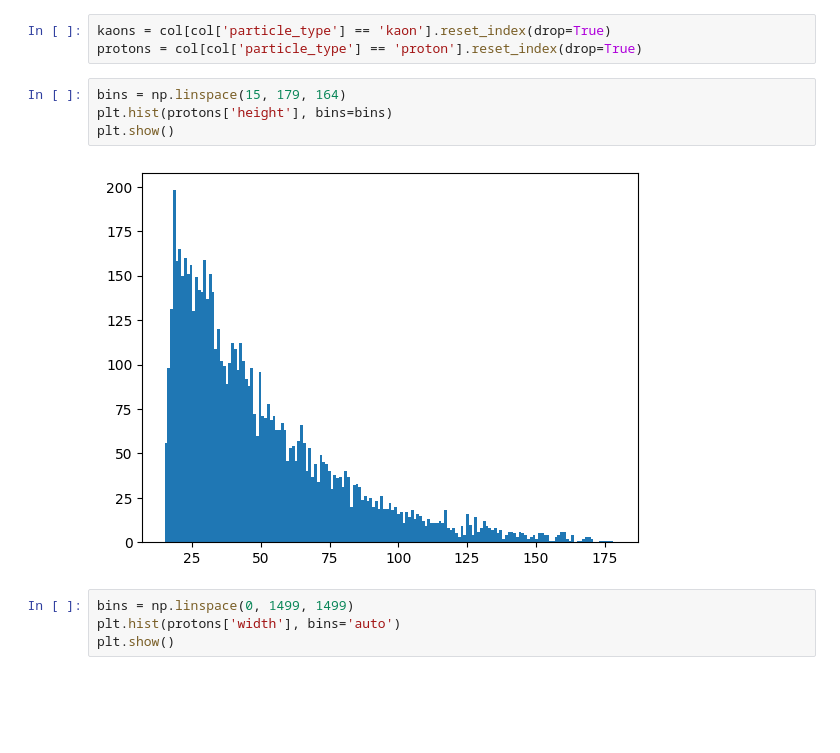
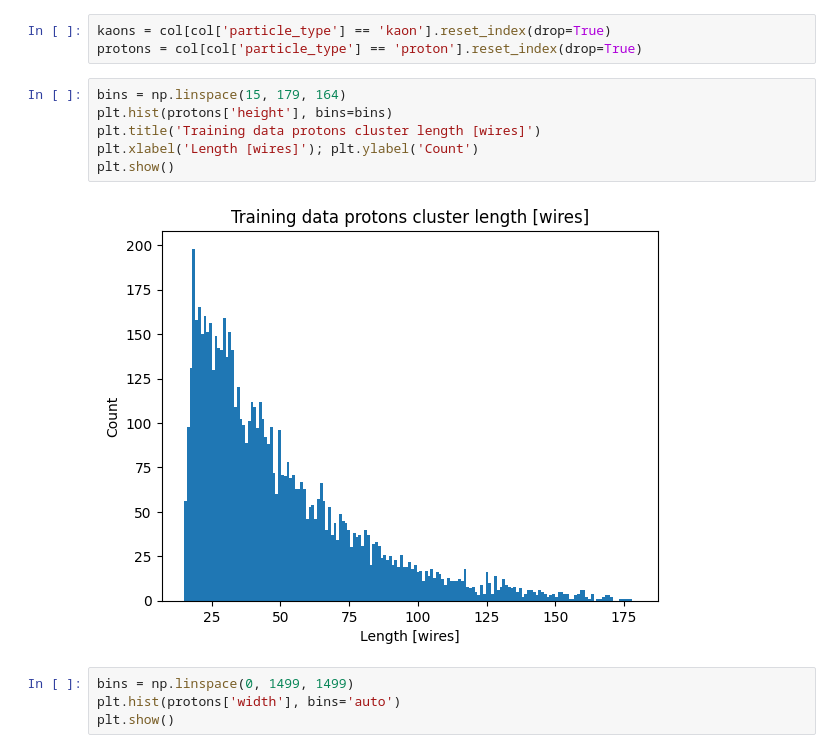
Before and after one commit to mohummudh/proton-deuteron, a Jupyter notebook: kaons/training_data_biases.ipynb, the cells around one changed output. Drawn from its saved outputs; the diff is of its cells as text; blank space fills up the shorter version.

```diff
--- a/kaons/training_data_biases.ipynb
+++ b/kaons/training_data_biases.ipynb
@@ -36,9 +36,11 @@ protons = col[col['particle_type'] == 'proton'].reset_index(drop=True)
 # %%
 bins = np.linspace(15, 179, 164)
 plt.hist(protons['height'], bins=bins)
+plt.title('Training data protons cluster length [wires]')
+plt.xlabel('Length [wires]'); plt.ylabel('Count')
 plt.show()
 # %% [output]
-[figure, old version]
+[figure, new version]
 # %%
 bins = np.linspace(0, 1499, 1499)
 plt.hist(protons['width'], bins='auto')
```
Also changed, not shown: 2 other files.
